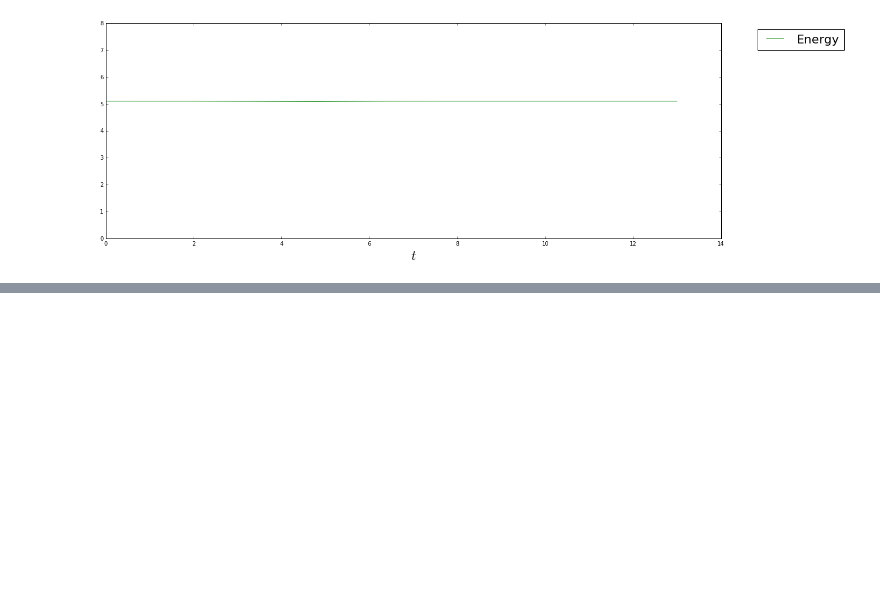
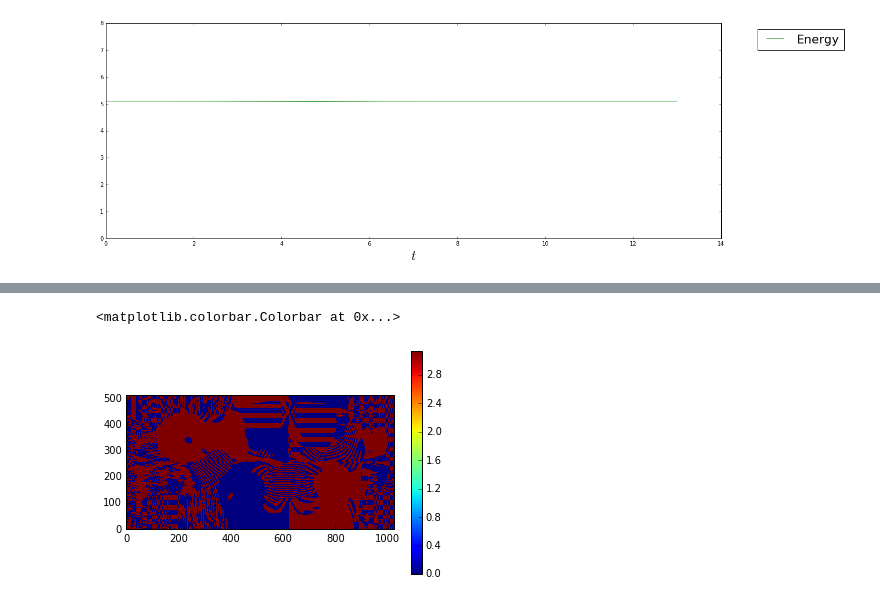
Before and after one commit to cabrer7/PyWignerCUDA, a Jupyter notebook: instances/WignerDirac2D_4x4/Klein-Takabayashi.ipynb, the cells around one changed output, grey strips where cells are left out. Drawn from its saved outputs; the diff is of its cells as text; code cells hidden in the pictures; blank space fills up the shorter version.

```diff
--- a/instances/WignerDirac2D_4x4/Klein-Takabayashi.ipynb
+++ b/instances/WignerDirac2D_4x4/Klein-Takabayashi.ipynb
@@ -423,0 +448,11 @@ ax.legend(bbox_to_anchor=(1.05, 1), loc=2, prop={'size':22})
+# %%
+plt.imshow(
+
+fftpack.fftshift( np.abs(instance.TakabayashiAngle_end )  ),
+
+origin='lower',interpolation='nearest')
+
+plt.colorbar()
+# %% [output]
+<matplotlib.colorbar.Colorbar at 0x...>
+[figure, added]
```
Also changed, not shown: parts of 10 cells of this notebook.
